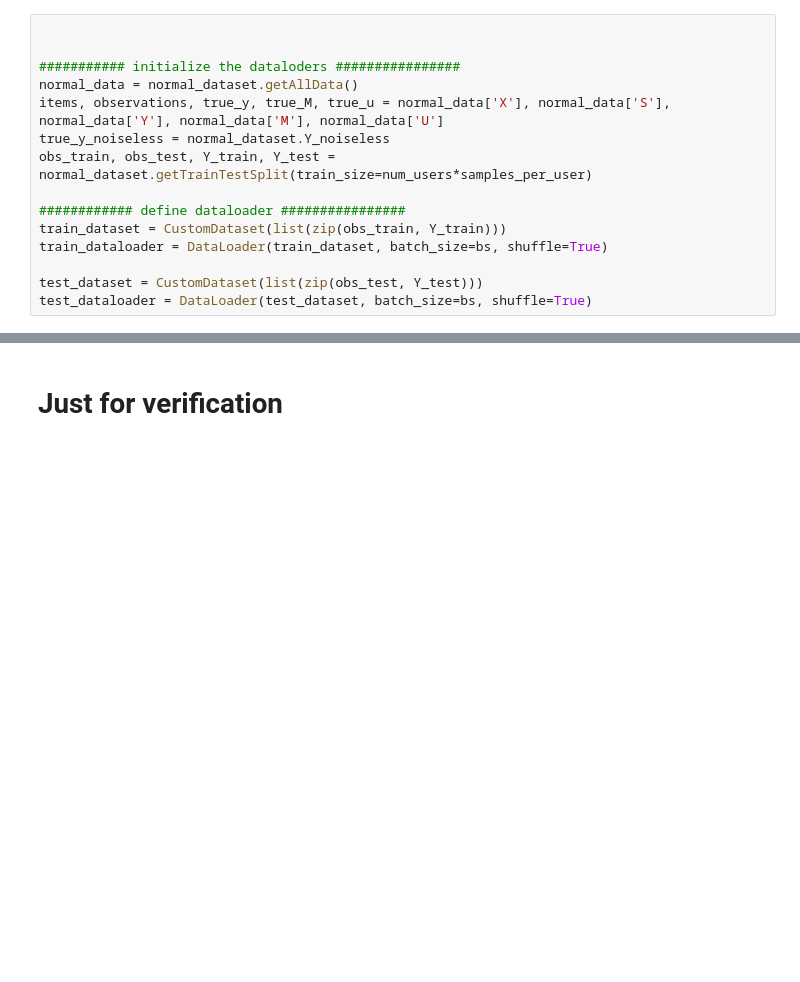
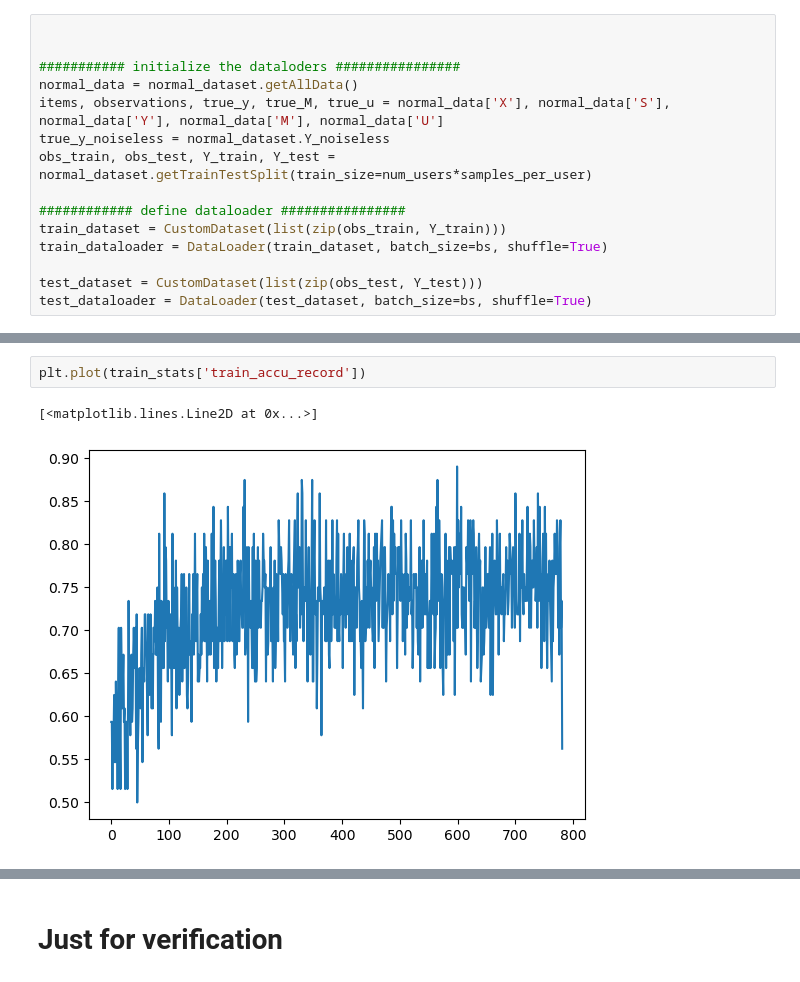
Before and after one commit to ChenDaiwei-99/multiuser-metric-preference, a Jupyter notebook: tmp_torch_module_subgroups_daiwei.ipynb, the cells around one changed output, grey strips where cells are left out. Drawn from its saved outputs; the diff is of its cells as text; blank space fills up the shorter version.

```diff
--- a/tmp_torch_module_subgroups_daiwei.ipynb
+++ b/tmp_torch_module_subgroups_daiwei.ipynb
@@ -407,0 +436,5 @@ for x,y in train_dataloader:
+# %%
+plt.plot(train_stats['train_accu_record'])
+# %% [output]
+[<matplotlib.lines.Line2D at 0x...>]
+[figure, added]
```
Also changed, not shown: parts of 22 cells of this notebook, 5 other files.
